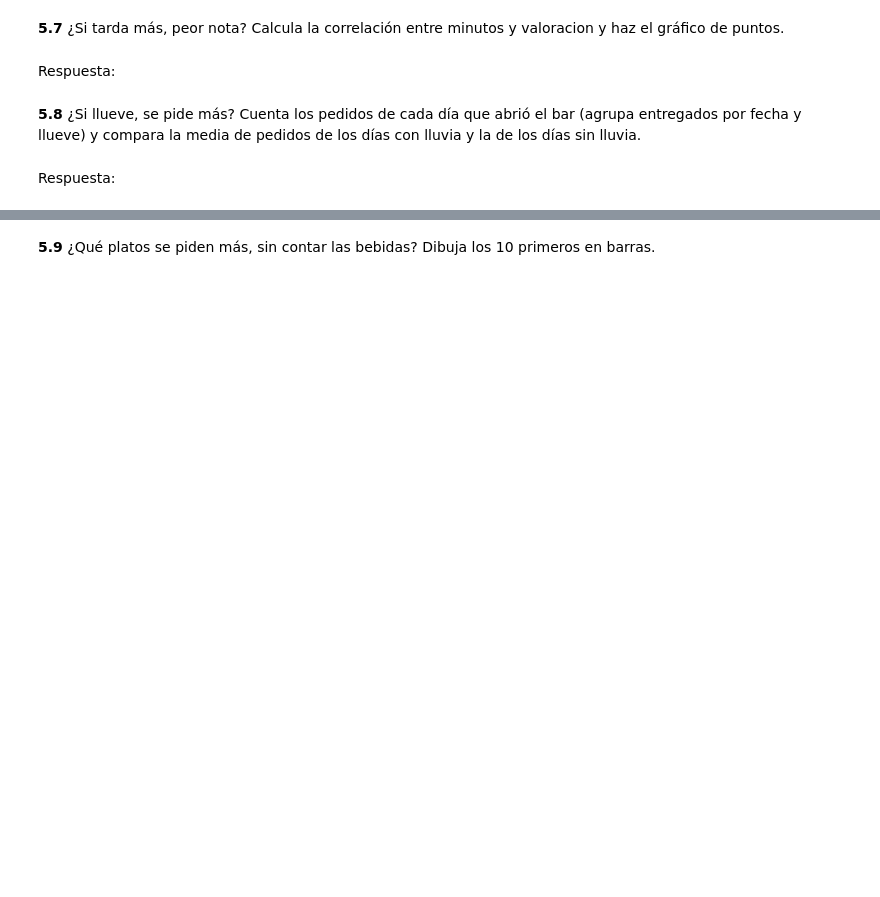
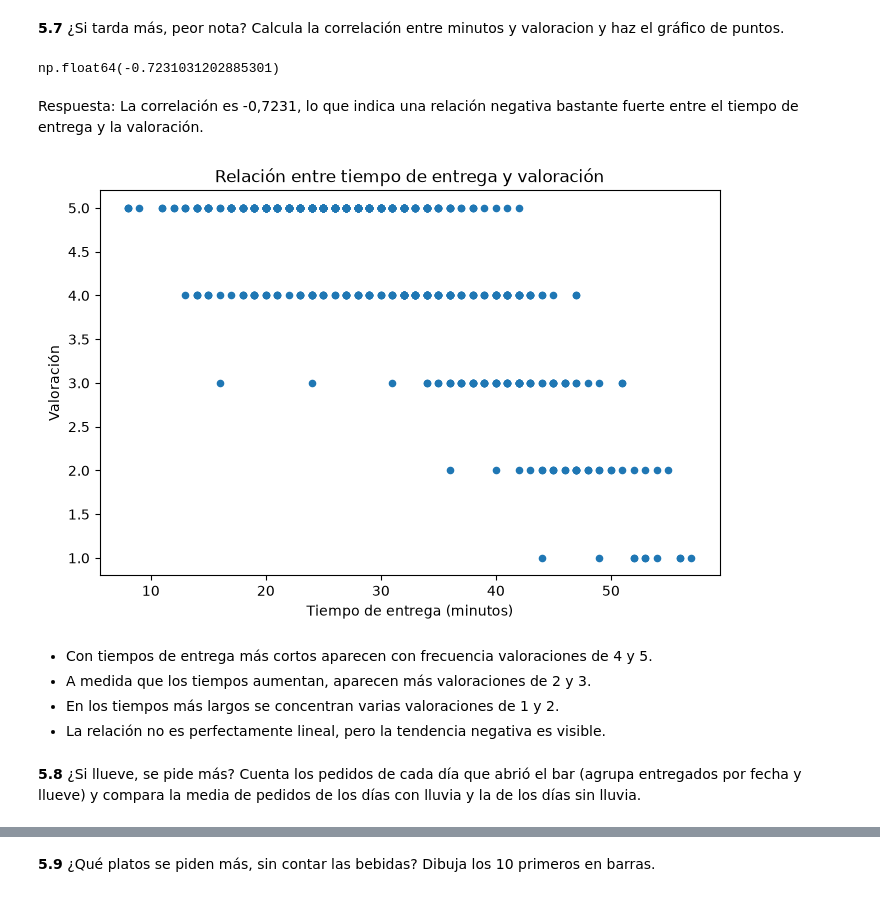
Before and after one commit to eripinor/practica_domicilio, a Jupyter notebook: a_domicilio.ipynb, the cells around one changed output, grey strips where cells are left out. Saved outputs shown, nothing was run; the diff lists cells and outputs as text; code cells hidden in the pictures; blank space fills up the shorter version.

```diff
--- a/a_domicilio.ipynb
+++ b/a_domicilio.ipynb
@@ -663,8 +794,32 @@ Respuesta:
 # %% [markdown]
 **5.7** ¿Si tarda más, peor nota? Calcula la correlación entre minutos y valoracion y haz el gráfico de puntos.
-# %% [markdown]
-Respuesta:
+# %%
+# Calcular la correlación entre el tiempo de entrega y la valoración
+correlacion = entregados["minutos"].corr(entregados["valoracion"])
+
+# Mostrar la correlación
+correlacion
+# %% [output]
+np.float64(-0.7231031202885301)
+# %% [markdown]
+Respuesta: La correlación es -0,7231, lo que indica una relación negativa bastante fuerte entre el tiempo de entrega y la valoración.
+# %%
+# Dibujar la relación entre el tiempo de entrega y la valoración
+entregados.plot(kind="scatter", x="minutos", y="valoracion", figsize=(8,5))
+
+# Añadir título y etiquetas
+plt.title("Relación entre tiempo de entrega y valoración")
+plt.xlabel("Tiempo de entrega (minutos)")
+plt.ylabel("Valoración")
+
+# Mostrar el gráfico
+plt.show()
+# %% [output]
+[figure, added]
+# %% [markdown]
+- Con tiempos de entrega más cortos aparecen con frecuencia valoraciones de 4 y 5.
+- A medida que los tiempos aumentan, aparecen más valoraciones de 2 y 3.
+- En los tiempos más largos se concentran varias valoraciones de 1 y 2.
+- La relación no es perfectamente lineal, pero la tendencia negativa es visible.
 # %% [markdown]
 **5.8** ¿Si llueve, se pide más? Cuenta los pedidos de cada día que abrió el bar (agrupa entregados por fecha y llueve) y compara la media de pedidos de los días con lluvia y la de los días sin lluvia.
-# %% [markdown]
-Respuesta:
```
Also changed, not shown: parts of 37 cells of this notebook, 3 other files.
